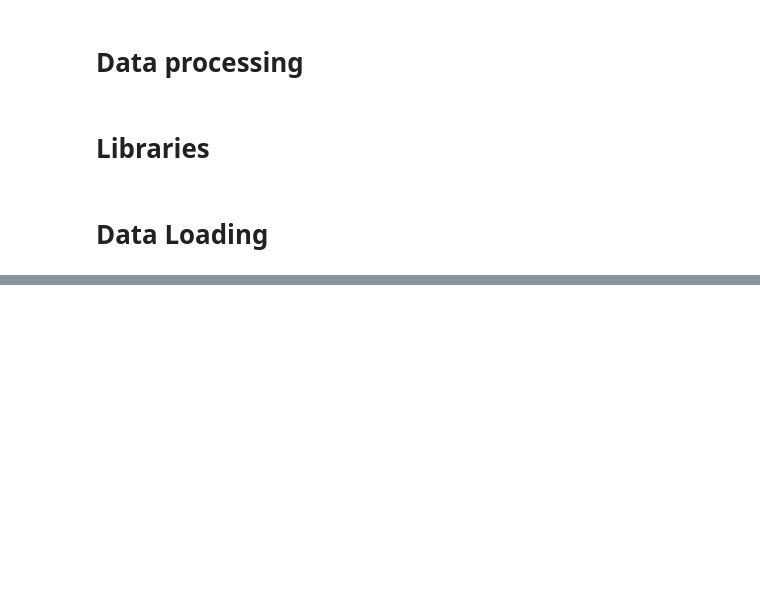
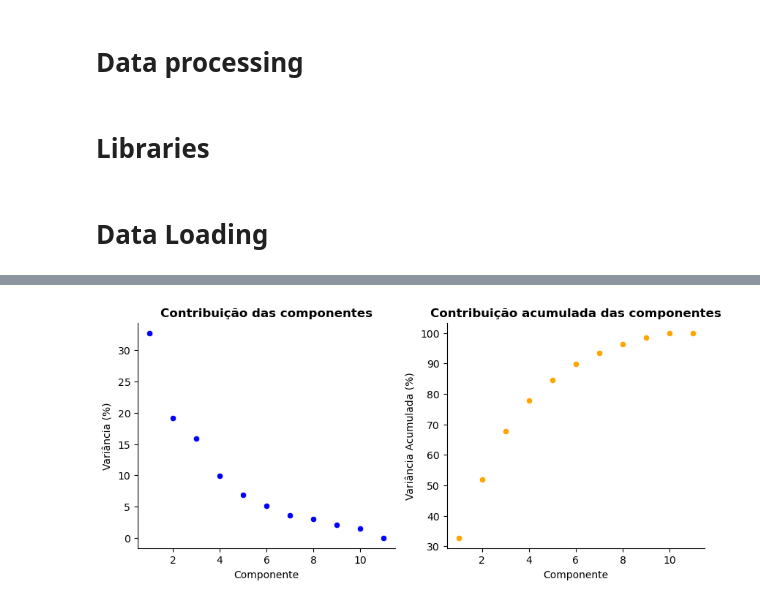
Before and after one commit to ian011403/mineral_prospect, a Jupyter notebook: notebooks/ian/copper/modeling/xgboost/ian-copper-pca-components-xgboost.ipynb, the cells around one changed output, grey strips where cells are left out. Saved outputs shown, nothing was run; the diff lists cells and outputs as text; code cells hidden in the pictures; blank space fills up the shorter version.

```diff
--- a/notebooks/ian/copper/modeling/xgboost/ian-copper-pca-components-xgboost.ipynb
+++ b/notebooks/ian/copper/modeling/xgboost/ian-copper-pca-components-xgboost.ipynb
@@ -189,22 +31,17 @@ sns.barplot(plot_df, y = "feature", x = "rank", orient="h", order=order)
 # %%
-weights_list = []
+numeric_transformer = Pipeline(steps=[
+    ('scaler', StandardScaler()),
+    ('imputer', KNNImputer(n_neighbors=5)),
+    ( 'pca', PCA(n_components=len(NUM_SELECTED)))
+])
 
-for X in X_list:
-    numeric_transformer = Pipeline(steps=[
-        ('scaler', StandardScaler()),
-        ('imputer', KNNImputer(n_neighbors=5)),
-        ( 'pca', PCA(n_components=len(NUM_SELECTED)))
-    ])
+numeric_transformer.fit(X_train[NUM_SELECTED])
 
-    numeric_transformer.fit(X_train[NUM_SELECTED])
+pca = numeric_transformer.named_steps['pca']
 
-    pca = numeric_transformer.named_steps['pca']
+# Get the explained variance ratio
+explained_variance_ratio = pca.explained_variance_ratio_.reshape(-1, 1)
 
-    # Get the explained variance ratio
-    explained_variance_ratio = pca.explained_variance_ratio_
-
-    weights = pd.Series(explained_variance_ratio*100)
-
-    weights_list.append(weights)
-
-weights_df = pd.concat(weights_list, axis=1)
+weights = pd.DataFrame(explained_variance_ratio*100, columns=["Variância (%)"])
+weights["Componente"] = range(1, len(NUM_SELECTED)+1)
+weights["Variância Acumulada (%)"] = weights["Variância (%)"].cumsum()
@@ -270,0 +63,17 @@ Name: Explained Variance (%), dtype: float64
+# %%
+# Plot the explained variance ratio
+fig, ax = plt.subplots(1, 2, figsize=(10, 4))
+
+sns.scatterplot(weights, x="Componente", y="Variância (%)", ax=ax[0], color = 'blue')
+ax[0].set_title('Contribuição das componentes', weight='bold')
+ax[0].spines['top'].set_visible(False)
+ax[0].spines['right'].set_visible(False)
+
+sns.scatterplot(weights, x="Componente", y="Variância Acumulada (%)", ax=ax[1], color = "orange")
+ax[1].set_title('Contribuição acumulada das componentes', weight='bold')
+ax[1].spines['top'].set_visible(False)
+ax[1].spines['right'].set_visible(False)
+
+plt.show()
+# %% [output]
+[figure, added]
```
Also changed, not shown: parts of 20 cells of this notebook, 11 other files.
